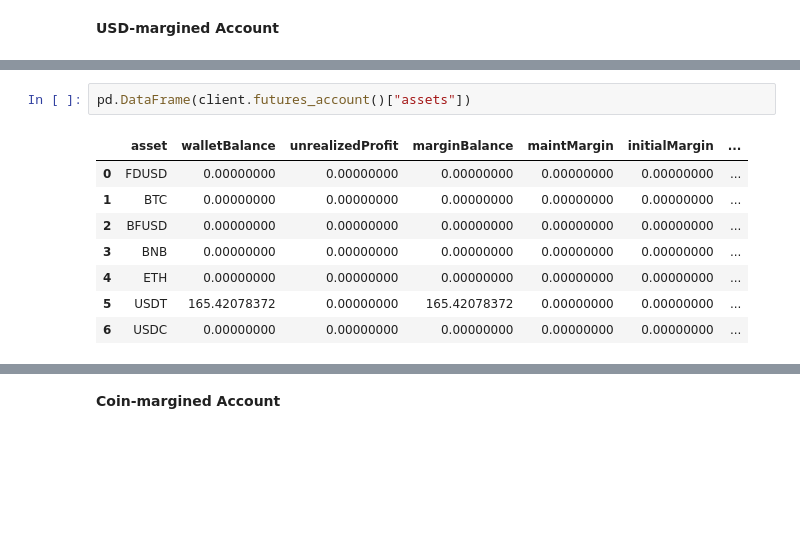
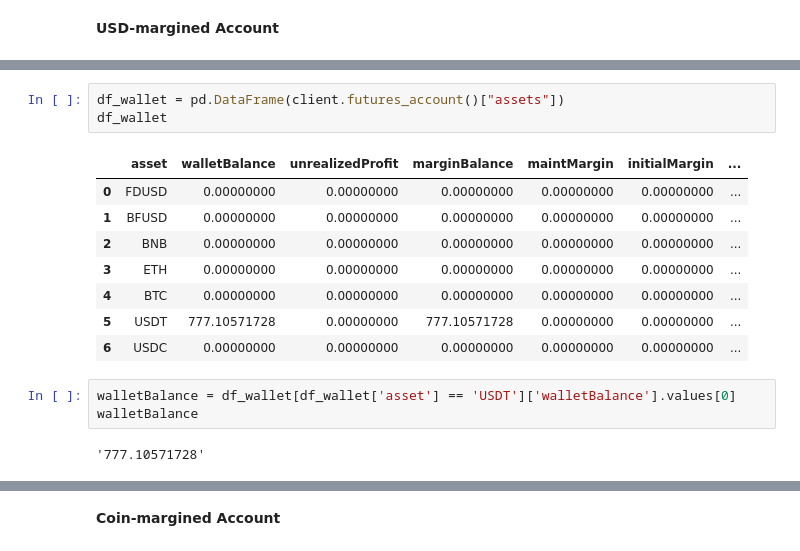
Before and after one commit to jona04/trade-api-jupyter, a Jupyter notebook: exploration/crypto/Futures_API_No_Testnet.ipynb, the cells around one changed output, grey strips where cells are left out. Saved outputs shown, nothing was run; the diff lists cells and outputs as text; blank space fills up the shorter version.

```diff
--- a/exploration/crypto/Futures_API_No_Testnet.ipynb
+++ b/exploration/crypto/Futures_API_No_Testnet.ipynb
@@ -52,16 +52,22 @@ client.futures_account() # Account details
    'bidNotional': '0',
    'askNotional': '0'}]}
 # %%
-pd.DataFrame(client.futures_account()["assets"])
+df_wallet = pd.DataFrame(client.futures_account()["assets"])
+df_wallet
 # %% [output]
 |  | asset | walletBalance | unrealizedProfit | marginBalance | maintMargin | initialMargin | ... |
 | 0 | FDUSD | 0.00000000 | 0.00000000 | 0.00000000 | 0.00000000 | 0.00000000 | ... |
-| 1 | BTC | 0.00000000 | 0.00000000 | 0.00000000 | 0.00000000 | 0.00000000 | ... |
-| 2 | BFUSD | 0.00000000 | 0.00000000 | 0.00000000 | 0.00000000 | 0.00000000 | ... |
-| 3 | BNB | 0.00000000 | 0.00000000 | 0.00000000 | 0.00000000 | 0.00000000 | ... |
-| 4 | ETH | 0.00000000 | 0.00000000 | 0.00000000 | 0.00000000 | 0.00000000 | ... |
-| 5 | USDT | 165.42078372 | 0.00000000 | 165.42078372 | 0.00000000 | 0.00000000 | ... |
+| 1 | BFUSD | 0.00000000 | 0.00000000 | 0.00000000 | 0.00000000 | 0.00000000 | ... |
+| 2 | BNB | 0.00000000 | 0.00000000 | 0.00000000 | 0.00000000 | 0.00000000 | ... |
+| 3 | ETH | 0.00000000 | 0.00000000 | 0.00000000 | 0.00000000 | 0.00000000 | ... |
+| 4 | BTC | 0.00000000 | 0.00000000 | 0.00000000 | 0.00000000 | 0.00000000 | ... |
+| 5 | USDT | 777.10571728 | 0.00000000 | 777.10571728 | 0.00000000 | 0.00000000 | ... |
 | 6 | USDC | 0.00000000 | 0.00000000 | 0.00000000 | 0.00000000 | 0.00000000 | ... |
+# %%
+walletBalance = df_wallet[df_wallet['asset'] == 'USDT']['walletBalance'].values[0]
+walletBalance
+# %% [output]
+'777.10571728'
 # %%
 client.futures_account_balance() # Asset Balance details
 # %% [output]
```
Also changed, not shown: parts of 17 cells of this notebook, 19 other files.
